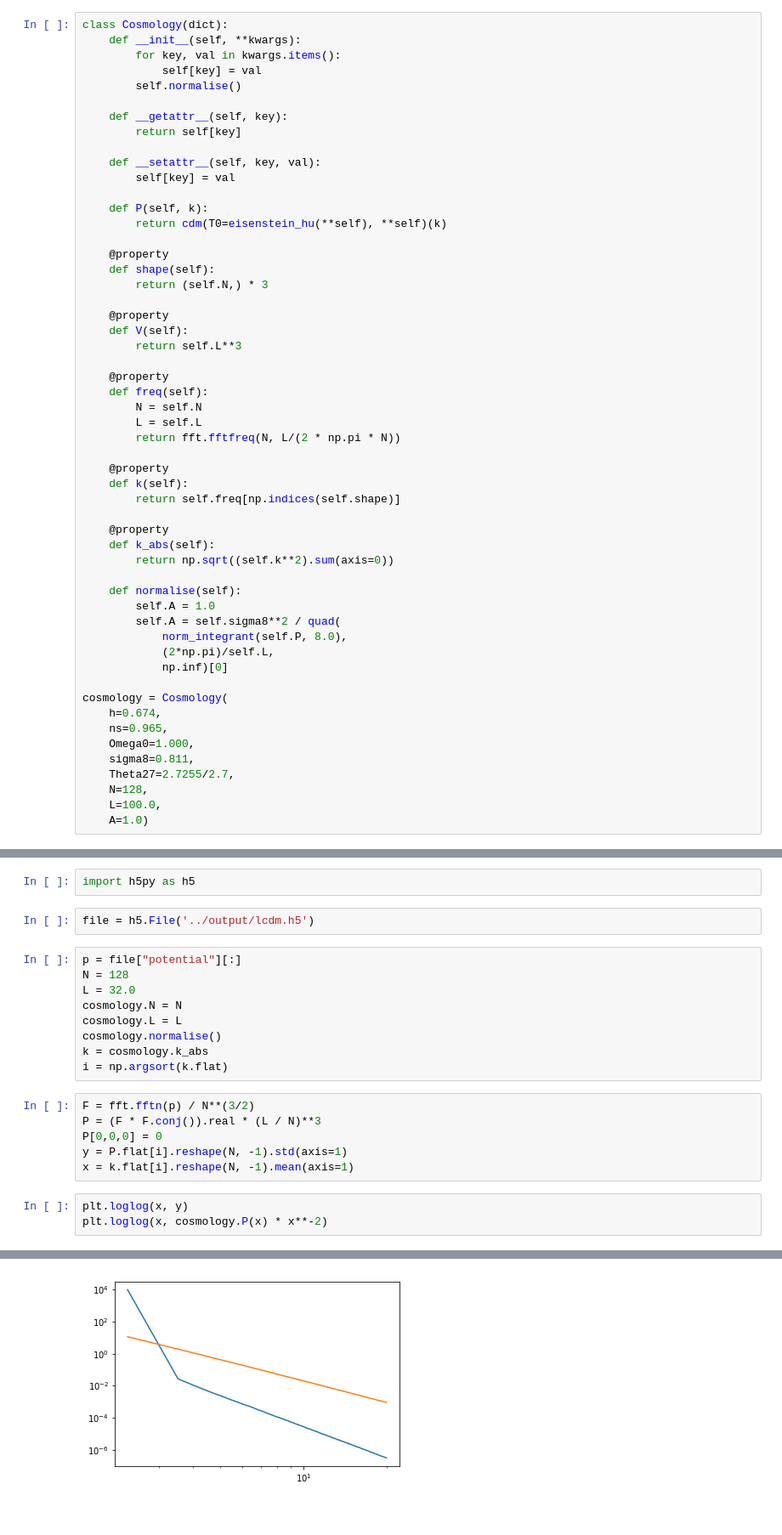
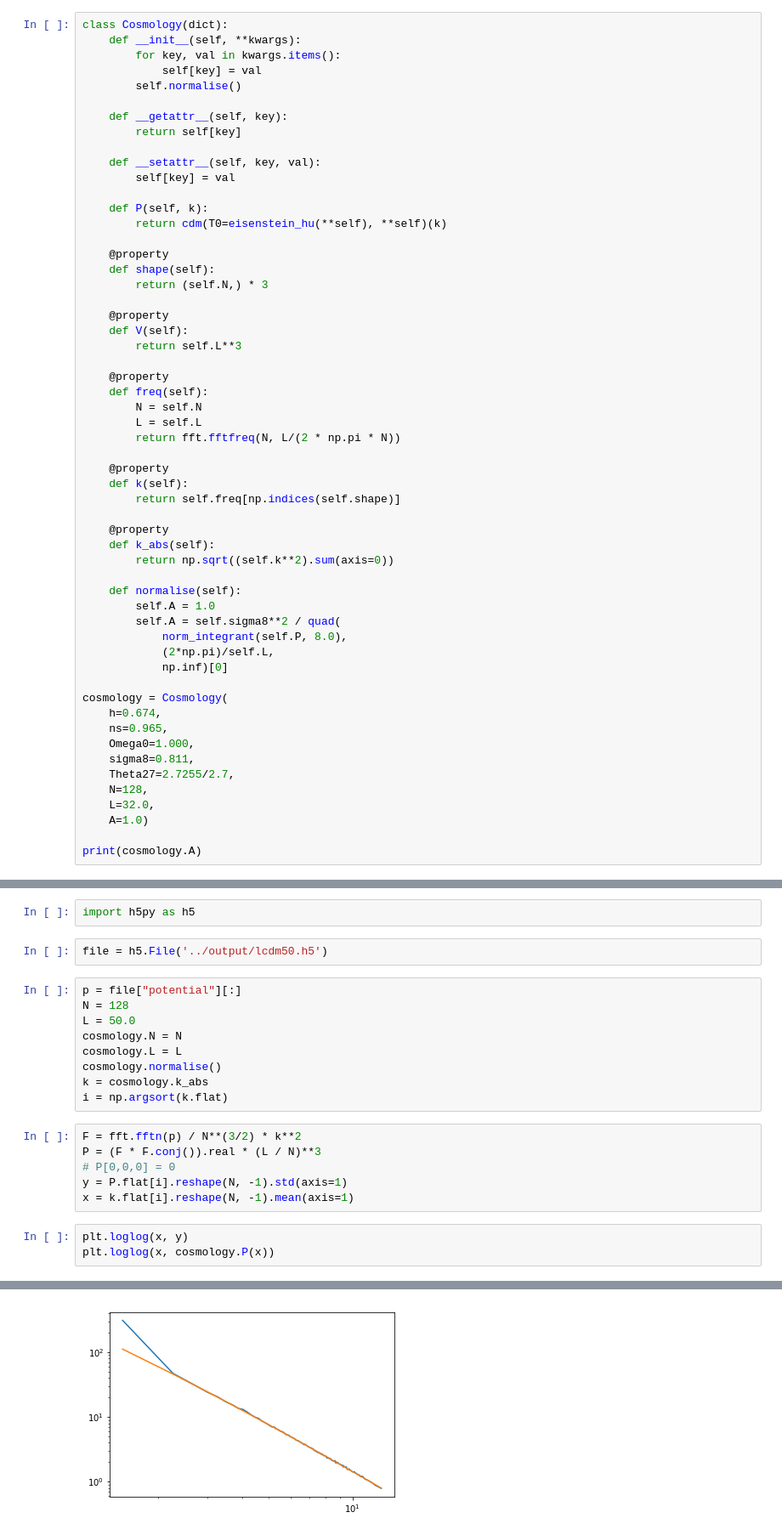
Before and after one commit to jhidding/adhesion-code, a Jupyter notebook: notebooks/Normalisation.ipynb, the cells around one changed output, grey strips where cells are left out. Shown: that part at 85% size. Saved outputs shown, nothing was run; the diff lists cells and outputs as text.

```diff
--- a/notebooks/Normalisation.ipynb
+++ b/notebooks/Normalisation.ipynb
@@ -80,5 +80,7 @@ cosmology = Cosmology(
     sigma8=0.811,
     Theta27=2.7255/2.7,
     N=128,
-    L=100.0,
+    L=32.0,
     A=1.0)
+
+print(cosmology.A)
@@ -221,25 +225,25 @@ ax.plot(x, 0.811 * np.ones_like(x))
 # %%
 import h5py as h5
 # %%
-file = h5.File('../output/lcdm.h5')
+file = h5.File('../output/lcdm50.h5')
 # %%
 p = file["potential"][:]
 N = 128
-L = 32.0
+L = 50.0
 cosmology.N = N
 cosmology.L = L
 cosmology.normalise()
 k = cosmology.k_abs
 i = np.argsort(k.flat)
 # %%
-F = fft.fftn(p) / N**(3/2)
+F = fft.fftn(p) / N**(3/2) * k**2
 P = (F * F.conj()).real * (L / N)**3
-P[0,0,0] = 0
+# P[0,0,0] = 0
 y = P.flat[i].reshape(N, -1).std(axis=1)
 x = k.flat[i].reshape(N, -1).mean(axis=1)
 # %%
 plt.loglog(x, y)
-plt.loglog(x, cosmology.P(x) * x**-2)
+plt.loglog(x, cosmology.P(x))
 # %% [output]
 [<matplotlib.lines.Line2D at 0x...>]
-[figure, old version]
+[figure, new version]
```
Also changed, not shown: parts of 8 cells of this notebook, 3 other files.
